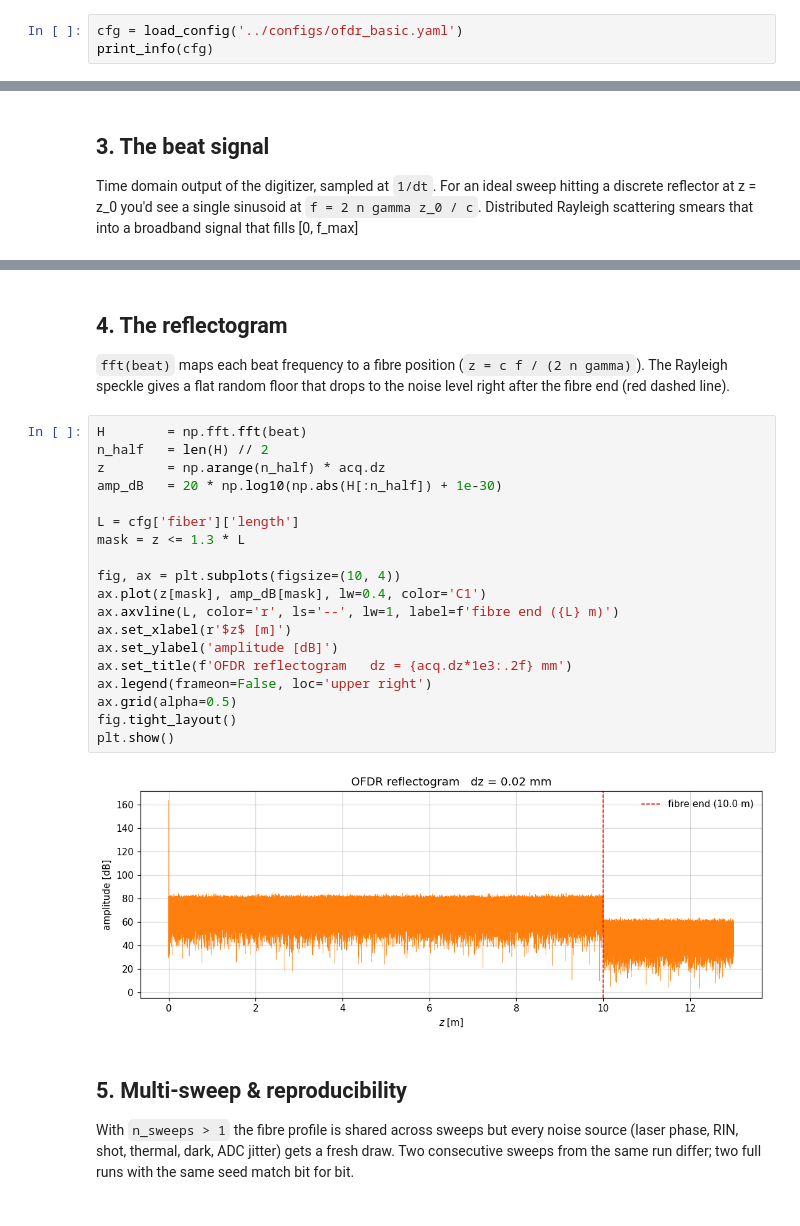
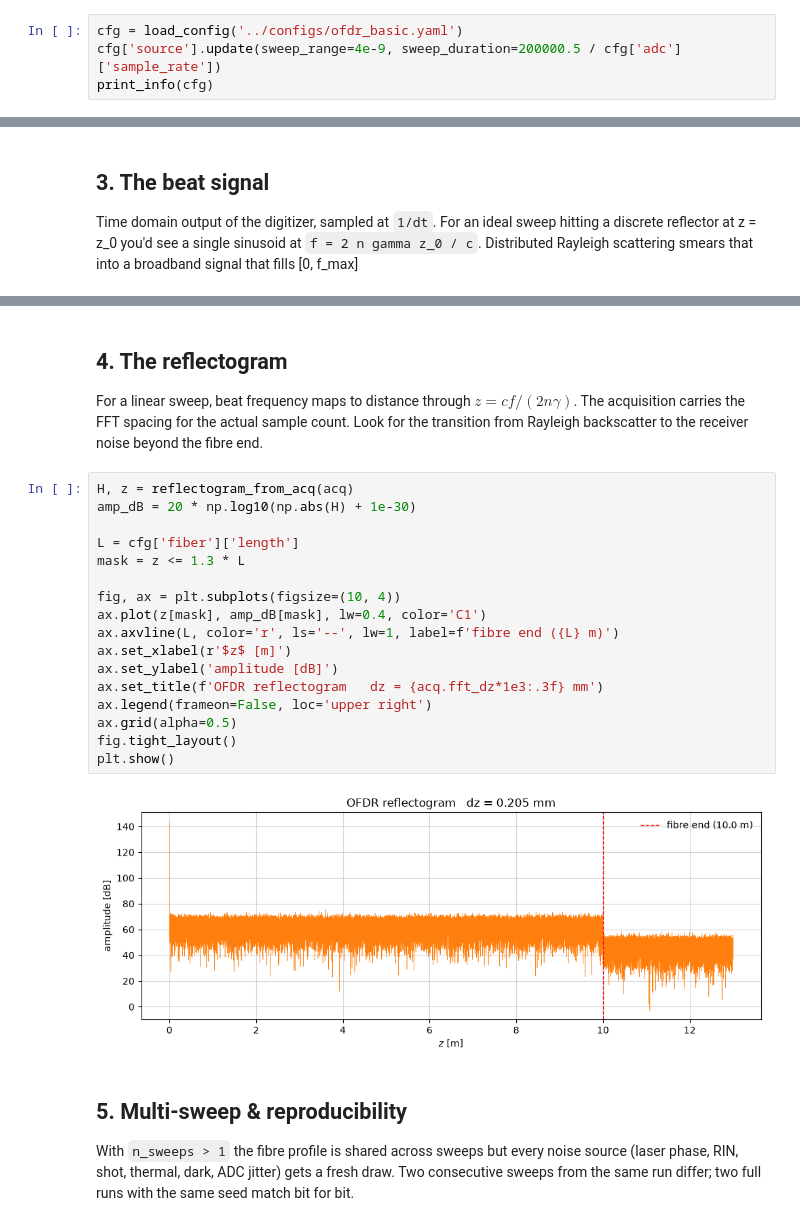
Before and after one commit to ameoli/PyOFDR, a Jupyter notebook: examples/01_reflectogram_basics.ipynb, the cells around one changed output, grey strips where cells are left out. Drawn from its saved outputs; the diff is of its cells as text.

```diff
--- a/examples/01_reflectogram_basics.ipynb
+++ b/examples/01_reflectogram_basics.ipynb
@@ -30,5 +16,6 @@ checkthat the max beat frequency stays comfortably below Nyquist before running.
 # %%
 cfg = load_config('../configs/ofdr_basic.yaml')
+cfg['source'].update(sweep_range=4e-9, sweep_duration=200000.5 / cfg['adc']['sample_rate'])
 print_info(cfg)
 # %% [output]
 PyOFDR configuration summary:
@@ -81,30 +68,25 @@ plt.show()
 # %% [markdown]
 ## 4. The reflectogram
-
-`fft(beat)` maps each beat frequency to a fibre position (`z = c f / (2 n gamma)`).
-The Rayleigh speckle gives a flat random floor that drops to the noise level
-right after the fibre end (red dashed line).
+For a linear sweep, beat frequency maps to distance through $z = c f/(2 n \gamma)$. The acquisition carries the FFT spacing for the actual sample count. Look for the transition from Rayleigh backscatter to the receiver noise beyond the fibre end.
 # %%
-H        = np.fft.fft(beat)
-n_half   = len(H) // 2
-z        = np.arange(n_half) * acq.dz
-amp_dB   = 20 * np.log10(np.abs(H[:n_half]) + 1e-30)
+H, z = reflectogram_from_acq(acq)
+amp_dB = 20 * np.log10(np.abs(H) + 1e-30)
 
 L = cfg['fiber']['length']
 mask = z <= 1.3 * L
 
 fig, ax = plt.subplots(figsize=(10, 4))
 ax.plot(z[mask], amp_dB[mask], lw=0.4, color='C1')
 ax.axvline(L, color='r', ls='--', lw=1, label=f'fibre end ({L} m)')
 ax.set_xlabel(r'$z$ [m]')
 ax.set_ylabel('amplitude [dB]')
-ax.set_title(f'OFDR reflectogram   dz = {acq.dz*1e3:.2f} mm')
+ax.set_title(f'OFDR reflectogram   dz = {acq.fft_dz*1e3:.3f} mm')
 ax.legend(frameon=False, loc='upper right')
 ax.grid(alpha=0.5)
 fig.tight_layout()
 plt.show()
 # %% [output]
-[figure, old version]
+[figure, new version]
 # %% [markdown]
 ## 5. Multi-sweep & reproducibility
 
```
Also changed, not shown: parts of 9 cells of this notebook, 6 other files.
